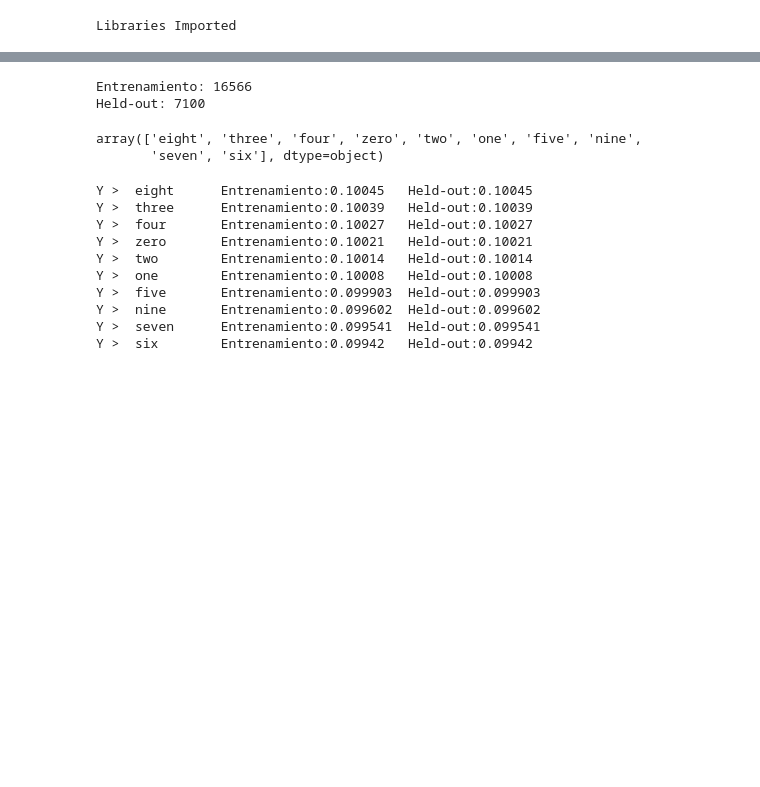
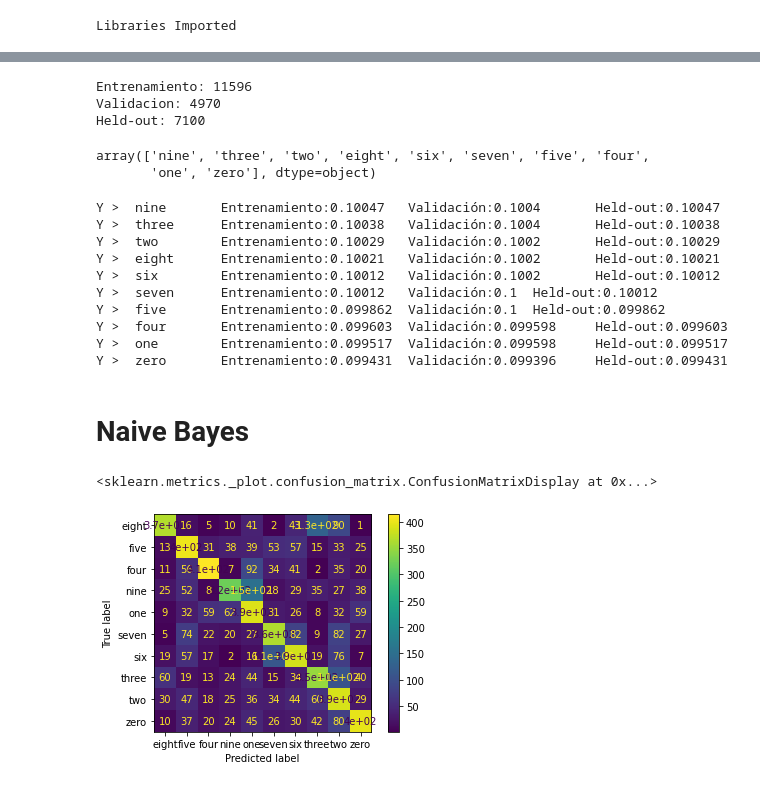
Before and after one commit to francotestori/aauba_02, a Jupyter notebook: Training_held_out_Datasets.ipynb, the cells around one changed output, grey strips where cells are left out. Cells and saved outputs as stored; diff of their text form; code cells hidden in the pictures; blank space fills up the shorter version.

Commit message:
Actualizado con dev dataset (train y val) y test dataset

```diff
--- a/Training_held_out_Datasets.ipynb
+++ b/Training_held_out_Datasets.ipynb
@@ -32,39 +52,64 @@ from sklearn.model_selection import train_test_split
 df_features = df.loc[:, df.columns != 'digit']
 df_target = df['digit'] # DIGIT ES LO QUE QUEREMOS PREDECIR
 
-X, X_test, y, y_test = train_test_split(df_features.values, df_target.values, test_size=0.3, random_state=4589,stratify=df_target.values)
+X_dev, X_test, y_dev, y_test = train_test_split(
+    df_features.values,
+    df_target.values,
+    test_size=0.3,
+    random_state=4589,
+    stratify=df_target.values
+)
 
-print(f'Entrenamiento: {len(X)}')
-#print('Validacion: {}'.format(len(x_val)))
+X_train, X_val, y_train, y_val = train_test_split(
+    X_dev,
+    y_dev,
+    test_size=0.3,
+    random_state=4589,
+    stratify=y_dev
+)
+
+print(f'Entrenamiento: {len(X_train)}')
+print('Validacion: {}'.format(len(X_val)))
 print(f'Held-out: {len(X_test)}')
 # %% [output]
-Entrenamiento: 16566
+Entrenamiento: 11596
+Validacion: 4970
 Held-out: 7100
 # %%
 # Feature Scaling
 scaler = StandardScaler()
-X = scaler.fit_transform(X)
+
+X_train = scaler.fit_transform(X_train)
+X_val = scaler.fit_transform(X_val)
 X_test = scaler.transform(X_test)
 # %%
-pd.Series(y).unique()
+pd.Series(y_train).unique()
 # %% [output]
-array(['eight', 'three', 'four', 'zero', 'two', 'one', 'five', 'nine',
-       'seven', 'six'], dtype=object)
+array(['nine', 'three', 'two', 'eight', 'six', 'seven', 'five', 'four',
+       'one', 'zero'], dtype=object)
 # %%
-for k,title in enumerate(pd.Series(y).unique()):
+for k,title in enumerate(pd.Series(y_train).unique()):
     print(f'Y >  {title}', end='\t')
-    perc_train = pd.Series(y).value_counts(normalize=True)
+    perc_train = pd.Series(y_train).value_counts(normalize=True)
+    perc_val = pd.Series(y_val).value_counts(normalize=True)
     perc_test = pd.Series(y_test).value_counts(normalize=True)
     print(f'Entrenamiento:{perc_train[k]:.5}', end='\t')
+    print(f'Validación:{perc_val[k]:.5}', end='\t')
     print(f'Held-out:{perc_train[k]:.5}')
 # %% [output]
-Y >  eight      Entrenamiento:0.10045   Held-out:0.10045
-Y >  three      Entrenamiento:0.10039   Held-out:0.10039
-Y >  four       Entrenamiento:0.10027   Held-out:0.10027
-Y >  zero       Entrenamiento:0.10021   Held-out:0.10021
-Y >  two        Entrenamiento:0.10014   Held-out:0.10014
-Y >  one        Entrenamiento:0.10008   Held-out:0.10008
-Y >  five       Entrenamiento:0.099903  Held-out:0.099903
-Y >  nine       Entrenamiento:0.099602  Held-out:0.099602
-Y >  seven      Entrenamiento:0.099541  Held-out:0.099541
-Y >  six        Entrenamiento:0.09942   Held-out:0.09942
+Y >  nine       Entrenamiento:0.10047   Validación:0.1004       Held-out:0.10047
+Y >  three      Entrenamiento:0.10038   Validación:0.1004       Held-out:0.10038
+Y >  two        Entrenamiento:0.10029   Validación:0.1002       Held-out:0.10029
+Y >  eight      Entrenamiento:0.10021   Validación:0.1002       Held-out:0.10021
+Y >  six        Entrenamiento:0.10012   Validación:0.1002       Held-out:0.10012
+Y >  seven      Entrenamiento:0.10012   Validación:0.1  Held-out:0.10012
+Y >  five       Entrenamiento:0.099862  Validación:0.1  Held-out:0.099862
+Y >  four       Entrenamiento:0.099603  Validación:0.099598     Held-out:0.099603
+Y >  one        Entrenamiento:0.099517  Validación:0.099598     Held-out:0.099517
+Y >  zero       Entrenamiento:0.099431  Validación:0.099396     Held-out:0.099431
+# %% [markdown]
+# Naive Bayes
+# %%
+gnb = GaussianNB()
+gnb.fit(X_train, y_train)
+gnb_y_pred = gnb.predict(X_val)
@@ -70,0 +122,6 @@ Y >  six        Entrenamiento:0.09942   Held-out:0.09942
+# %%
+# Confusion Matrix
+plot_confusion_matrix(gnb, X_val, y_val)
+# %% [output]
+<sklearn.metrics._plot.confusion_matrix.ConfusionMatrixDisplay at 0x...>
+[figure, added]
```
Also changed, not shown: parts of 12 cells of this notebook.
